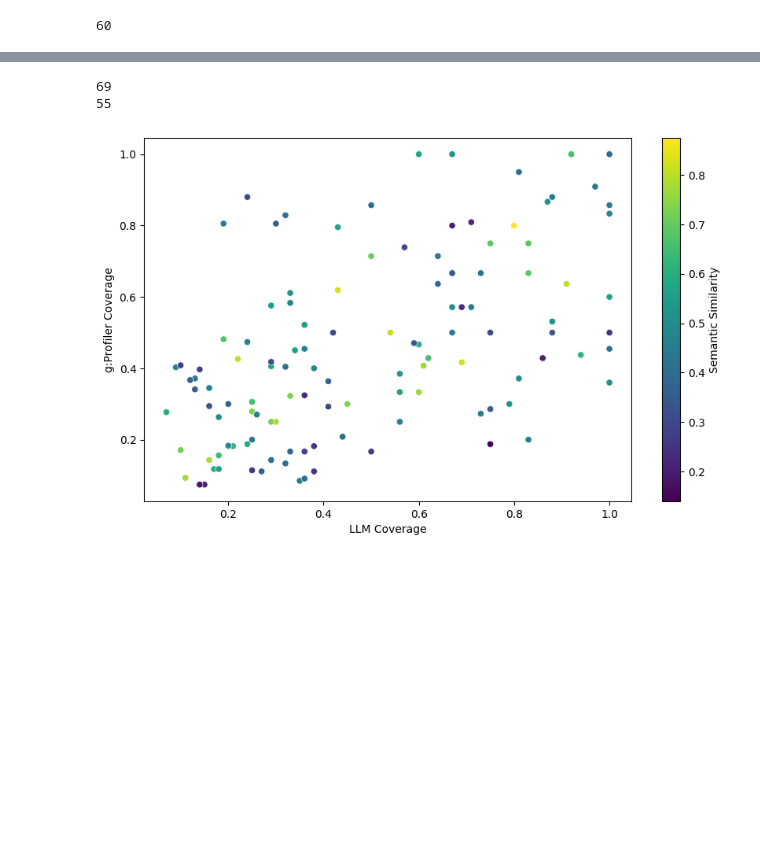
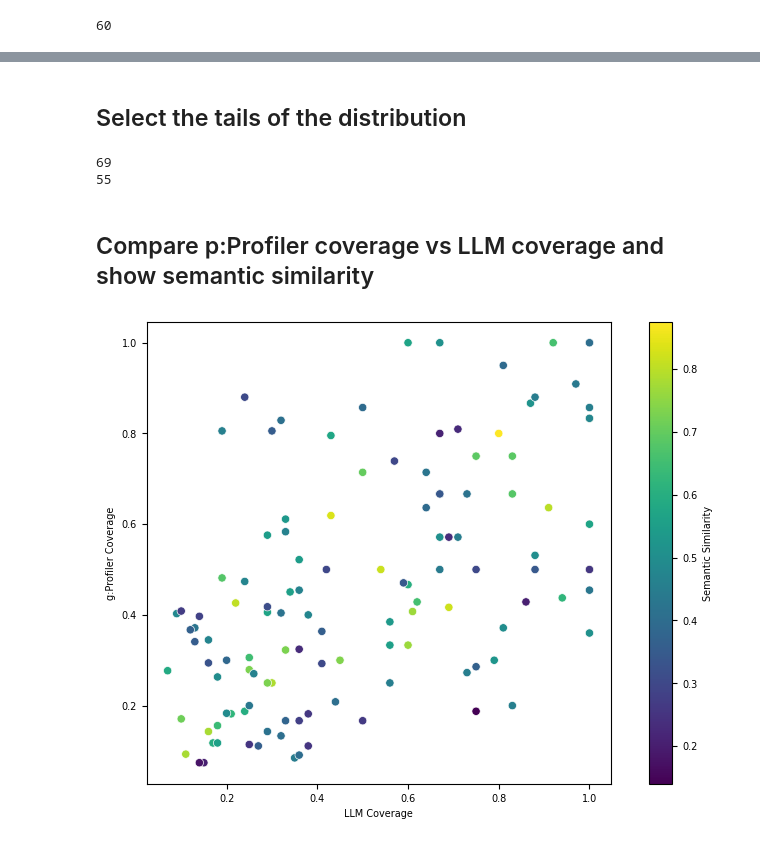
Before and after one commit to idekerlab/llm_evaluation_for_gene_set_interpretation, a Jupyter notebook: Analyze_gprofiler_annotation.ipynb, the cells around one changed output, grey strips where cells are left out. Cells and saved outputs as stored; diff of their text form; code cells hidden in the pictures; blank space fills up the shorter version.

Commit message:
made the new plot able to change fields

```diff
--- a/Analyze_gprofiler_annotation.ipynb
+++ b/Analyze_gprofiler_annotation.ipynb
@@ -449,3 +509,5 @@ plt.show()
+# %% [markdown]
+## Select the tails of the distribution
 # %%
 # cases above vs below the threshold
 similarity_thre = 0.45
@@ -454,23 +516,27 @@ print(both_success[both_success['LLM_name_GO_term_sim'] <= similarity_thre].shap
 # %% [output]
 69
 55
+# %% [markdown]
+## Compare p:Profiler coverage vs LLM coverage and show semantic similarity
 # %%
 # LLM coverage vs gprofiler converage, colored by the similarity with countinuous color
 plt.figure(figsize=(10, 6))
 
-sns.scatterplot(data=both_success, x='LLM_coverage', y='gprofiler_coverage', hue='LLM_name_GO_term_sim', palette='viridis',legend=None)
+ax = sns.scatterplot(data=both_success, x='LLM_coverage', y='gprofiler_coverage', hue='LLM_name_GO_term_sim', palette='viridis',legend=None)
 
 plt.xlabel('LLM Coverage')
+plt.ylabel('g:Profiler Coverage')
 
-plt.ylabel('g:Profiler Coverage')
+# Setting the aspect of the plot to be equal
+ax.set_aspect('equal', adjustable='box')
 
 # Create a colorbar
 norm = plt.Normalize(both_success['LLM_name_GO_term_sim'].min(), both_success['LLM_name_GO_term_sim'].max())
 sm = plt.cm.ScalarMappable(cmap='viridis', norm=norm)
 sm.set_array([])
 
-plt.colorbar(sm, label='Semantic Similarity')
+plt.colorbar(sm, ax=ax, label='Semantic Similarity')
 
 plt.show()
 # %% [output]
-[figure, old version]
+[figure, new version]
```
Also changed, not shown: parts of 23 cells of this notebook.
